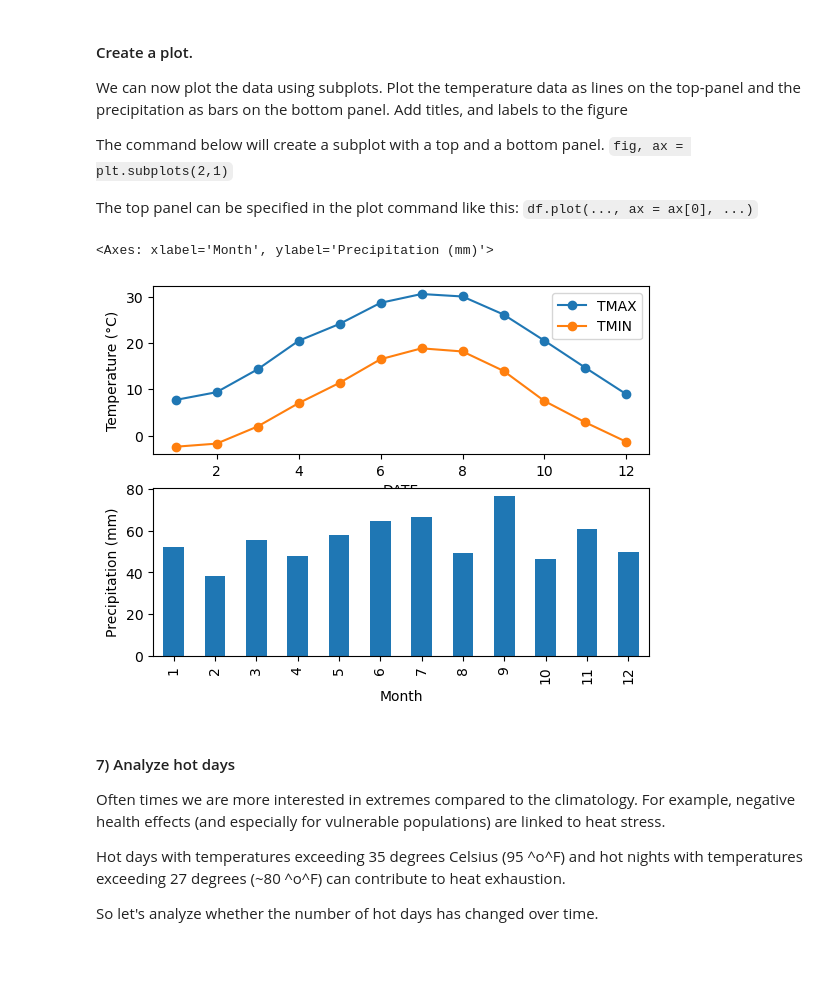
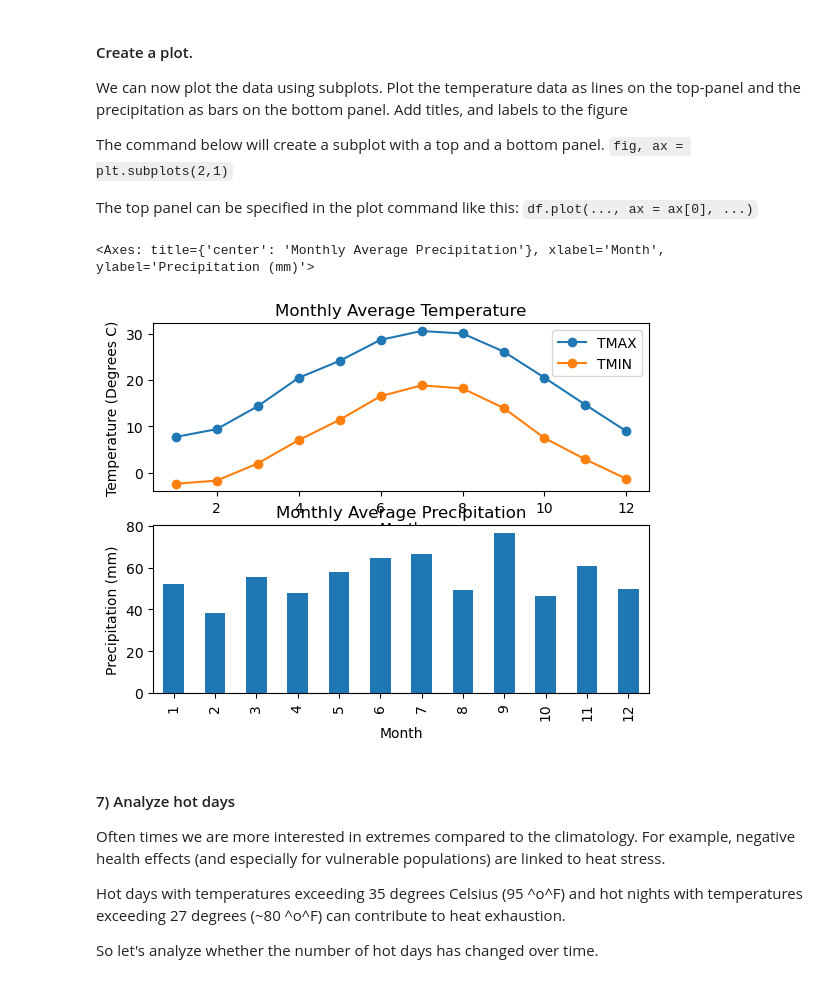
Before and after one commit to mncknight/ISAT_420_S26_Shared, a Jupyter notebook: W5_Pandas_Groupby_And_Timeseries/Code/w5_pandas_timerseries_practice.ipynb, the cells around one changed output. Saved outputs shown, nothing was run; the diff lists cells and outputs as text; code cells hidden in the pictures; blank space fills up the shorter version.

```diff
--- a/W5_Pandas_Groupby_And_Timeseries/Code/w5_pandas_timerseries_practice.ipynb
+++ b/W5_Pandas_Groupby_And_Timeseries/Code/w5_pandas_timerseries_practice.ipynb
@@ -77,7 +80,7 @@ For now, we will only work with the temperature and precipitation columns. Let's
 The code below will only retain the TMAX columns
 `df = df[['TMAX']]`
 # %%
-df2 = df[['TMAX', 'TMIN', 'PRCP']]
-df2.head()
+df = df[['TMAX', 'TMIN', 'PRCP']]
+df.head()
 # %% [output]
 |  | TMAX | TMIN | PRCP |
@@ -99,8 +103,7 @@ Climate data is typically aggregated for 30 year periods. Let's take the most re
 
 `df_30years`
 # %%
-df_30years = df.loc['1991-01-01':'2010-12-31']
-df_30years = df_30years[['TMAX', 'TMIN', 'PRCP']]
+df_30years = df.loc['1991':'2010']
 df_30years.head()
 # %% [output]
 |  | TMAX | TMIN | PRCP |
@@ -131,6 +136,8 @@ memory usage: 228.2 KB
 We don't know what the best way to do this is, but for now let's use a simple linear interpolation using `.interpolate()`. \
 
 In reality this would likely not be a good choice.
+# %%
+df_30years = df_30years.interpolate()
 # %% [markdown]
 #### 5 c) Aggregate the data by month using `.groupby`.
 
@@ -138,6 +145,9 @@ Next, we want to create the monthly aggregation. For the temperatures `TMIN`, `T
 
 Note: If you aggregate the `PRCP` column with sum, you will need to divide the result by 30, because we have 30 years of data.
 # %%
+df_permonth = df_30years.groupby(df_30years.index.month).agg({'TMAX':'mean', 'TMIN':'mean', 'PRCP':'sum'})
+df_permonth['PRCP'] = df_permonth['PRCP']/30
+df_permonth.head()
 # %% [output]
 |  | TMAX | TMIN | PRCP |
 | DATE |  |  |  |
@@ -164,9 +167,12 @@ The command below will create a subplot with a top and a bottom panel.
 The top panel can be specified in the plot command like this:
 `df.plot(..., ax = ax[0], ...)`
 # %%
+fig, ax = plt.subplots(2,1)
+df_permonth[['TMAX', 'TMIN']].plot(ax = ax[0], marker = 'o', xlabel = 'Month', ylabel = 'Temperature (Degrees C)', title = 'Monthly Average Temperature')
+df_permonth['PRCP'].plot(ax = ax[1], kind = 'bar', xlabel = 'Month', ylabel = 'Precipitation (mm)', title = 'Monthly Average Precipitation')
 # %% [output]
-<Axes: xlabel='Month', ylabel='Precipitation (mm)'>
+<Axes: title={'center': 'Monthly Average Precipitation'}, xlabel='Month', ylabel='Precipitation (mm)'>
-[figure, old version]
+[figure, new version]
 # %% [markdown]
 #### 7) Analyze hot days
 
```
Also changed, not shown: parts of 8 cells of this notebook.
